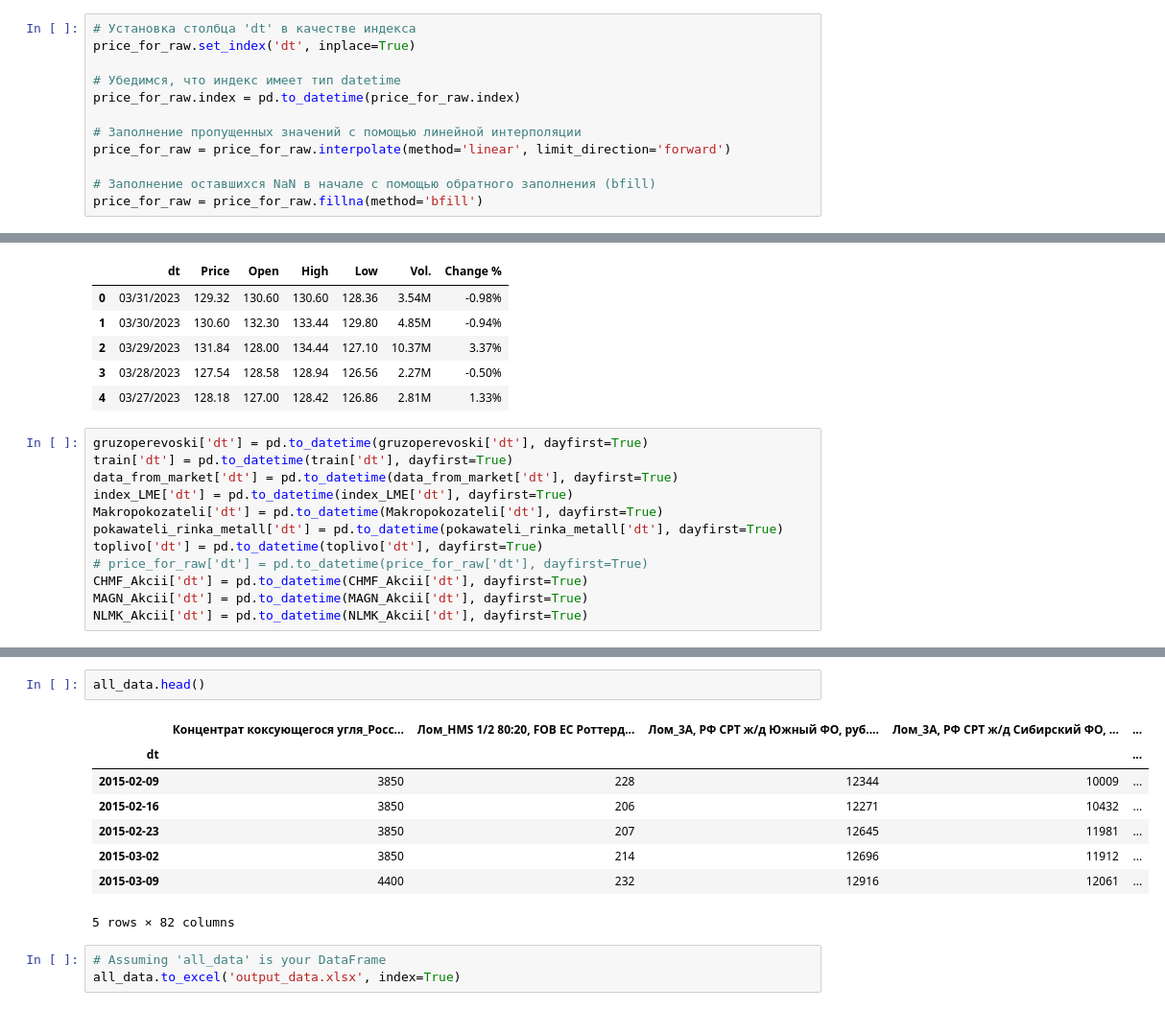
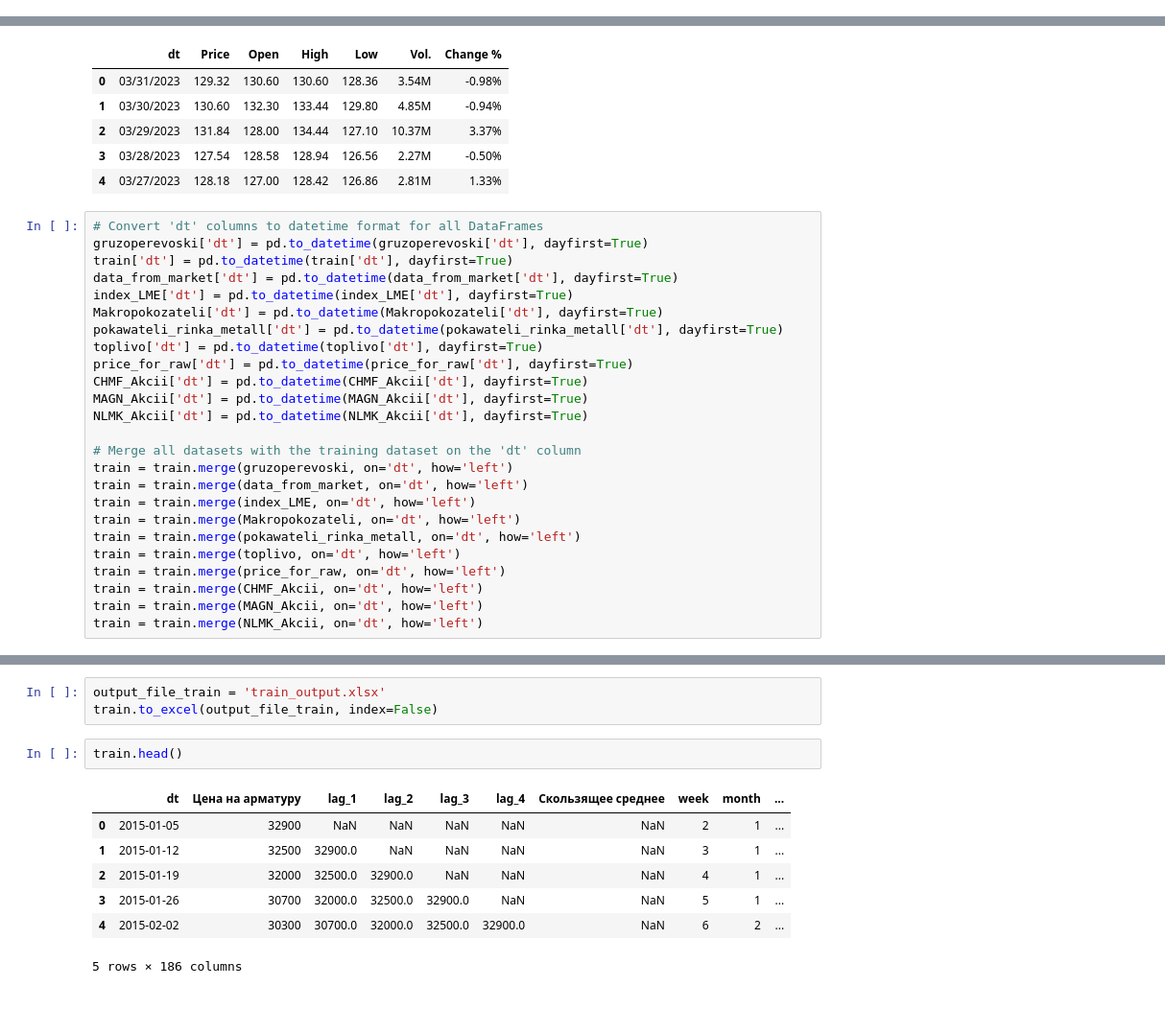
Before and after one commit to darinbtw/intensiv_3, a Jupyter notebook: vladislav_work/main_work.ipynb, the cells around one changed output, grey strips where cells are left out. Shown at 96% size. Drawn from its saved outputs; the diff is of its cells as text.

```diff
--- a/vladislav_work/main_work.ipynb
+++ b/vladislav_work/main_work.ipynb
@@ -163,15 +163,3 @@ price_for_raw.head()
 | 3 | 2015-03-02 | 3850 | 214 | 12696 | 11912 | ... |
 | 4 | 2015-03-09 | 4400 | 232 | 12916 | 12061 | ... |
 5 rows × 59 columns
-# %%
-# Установка столбца 'dt' в качестве индекса
-price_for_raw.set_index('dt', inplace=True)
-
-# Убедимся, что индекс имеет тип datetime
-price_for_raw.index = pd.to_datetime(price_for_raw.index)
-
-# Заполнение пропущенных значений с помощью линейной интерполяции
-price_for_raw = price_for_raw.interpolate(method='linear', limit_direction='forward')
-
-# Заполнение оставшихся NaN в начале с помощью обратного заполнения (bfill)
-price_for_raw = price_for_raw.fillna(method='bfill')
@@ -220,6 +197,7 @@ NLMK_Akcii.head()
 | 3 | 03/28/2023 | 127.54 | 128.58 | 128.94 | 126.56 | 2.27M | -0.50% |
 | 4 | 03/27/2023 | 128.18 | 127.00 | 128.42 | 126.86 | 2.81M | 1.33% |
 # %%
+# Convert 'dt' columns to datetime format for all DataFrames
 gruzoperevoski['dt'] = pd.to_datetime(gruzoperevoski['dt'], dayfirst=True)
 train['dt'] = pd.to_datetime(train['dt'], dayfirst=True)
 data_from_market['dt'] = pd.to_datetime(data_from_market['dt'], dayfirst=True)
@@ -227,7 +205,19 @@ index_LME['dt'] = pd.to_datetime(index_LME['dt'], dayfirst=True)
 Makropokozateli['dt'] = pd.to_datetime(Makropokozateli['dt'], dayfirst=True)
 pokawateli_rinka_metall['dt'] = pd.to_datetime(pokawateli_rinka_metall['dt'], dayfirst=True)
 toplivo['dt'] = pd.to_datetime(toplivo['dt'], dayfirst=True)
-# price_for_raw['dt'] = pd.to_datetime(price_for_raw['dt'], dayfirst=True)
+price_for_raw['dt'] = pd.to_datetime(price_for_raw['dt'], dayfirst=True)
 CHMF_Akcii['dt'] = pd.to_datetime(CHMF_Akcii['dt'], dayfirst=True)
 MAGN_Akcii['dt'] = pd.to_datetime(MAGN_Akcii['dt'], dayfirst=True)
 NLMK_Akcii['dt'] = pd.to_datetime(NLMK_Akcii['dt'], dayfirst=True)
+
+# Merge all datasets with the training dataset on the 'dt' column
+train = train.merge(gruzoperevoski, on='dt', how='left')
+train = train.merge(data_from_market, on='dt', how='left')
+train = train.merge(index_LME, on='dt', how='left')
+train = train.merge(Makropokozateli, on='dt', how='left')
+train = train.merge(pokawateli_rinka_metall, on='dt', how='left')
+train = train.merge(toplivo, on='dt', how='left')
+train = train.merge(price_for_raw, on='dt', how='left')
+train = train.merge(CHMF_Akcii, on='dt', how='left')
+train = train.merge(MAGN_Akcii, on='dt', how='left')
+train = train.merge(NLMK_Akcii, on='dt', how='left')
@@ -337,14 +224,13 @@ all_data = all_data.join(nlmk_data_weekly, how='left')
+# %%
+output_file_train = 'train_output.xlsx'
+train.to_excel(output_file_train, index=False)
 # %%
-all_data.head()
+train.head()
 # %% [output]
-|  | Концентрат коксующегося угля_Росс... | Лом_HMS 1/2 80:20, FOB EC Роттерд... | Лом_3А, РФ CPT ж/д Южный ФО, руб.... | Лом_3А, РФ CPT ж/д Сибирский ФО, ... | ... |
-| dt |  |  |  |  | ... |
-| 2015-02-09 | 3850 | 228 | 12344 | 10009 | ... |
-| 2015-02-16 | 3850 | 206 | 12271 | 10432 | ... |
-| 2015-02-23 | 3850 | 207 | 12645 | 11981 | ... |
-| 2015-03-02 | 3850 | 214 | 12696 | 11912 | ... |
-| 2015-03-09 | 4400 | 232 | 12916 | 12061 | ... |
+|  | dt | Цена на арматуру | lag_1 | lag_2 | lag_3 | lag_4 | Скользящее среднее | week | month | ... |
+| 0 | 2015-01-05 | 32900 | NaN | NaN | NaN | NaN | NaN | 2 | 1 | ... |
+| 1 | 2015-01-12 | 32500 | 32900.0 | NaN | NaN | NaN | NaN | 3 | 1 | ... |
+| 2 | 2015-01-19 | 32000 | 32500.0 | 32900.0 | NaN | NaN | NaN | 4 | 1 | ... |
+| 3 | 2015-01-26 | 30700 | 32000.0 | 32500.0 | 32900.0 | NaN | NaN | 5 | 1 | ... |
+| 4 | 2015-02-02 | 30300 | 30700.0 | 32000.0 | 32500.0 | 32900.0 | NaN | 6 | 2 | ... |
-5 rows × 82 columns
+5 rows × 186 columns
-# %%
-# Assuming 'all_data' is your DataFrame
-all_data.to_excel('output_data.xlsx', index=True)
```
Also changed, not shown: parts of 17 cells of this notebook, 10 other files.
